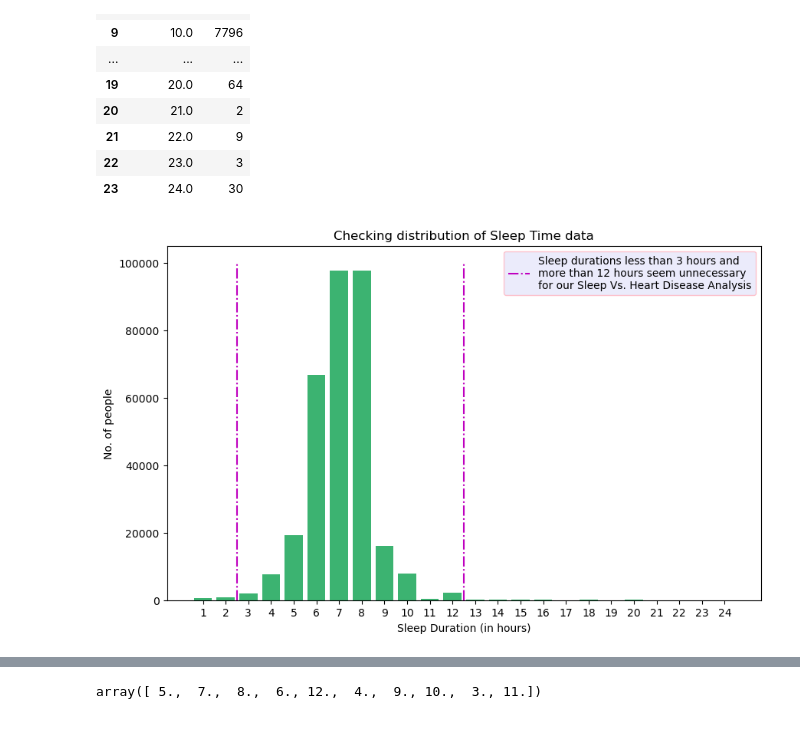
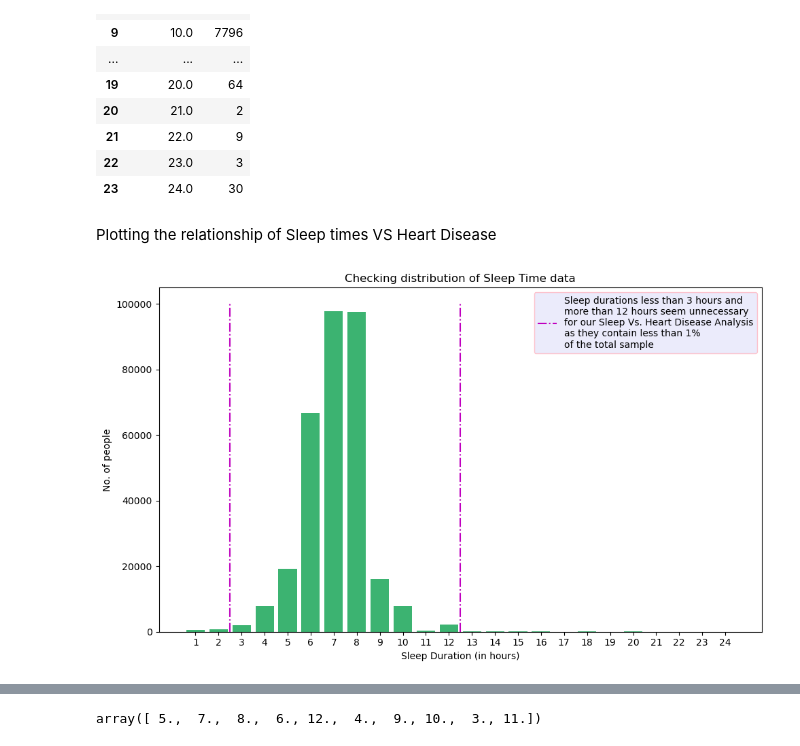
Before and after one commit to JaskiratSingh95/Project1_backup, a Jupyter notebook: Heart_disease_backup.ipynb, the cells around one changed output, grey strips where cells are left out. Cells and saved outputs as stored; diff of their text form; code cells hidden in the pictures.

```diff
--- a/Heart_disease_backup.ipynb
+++ b/Heart_disease_backup.ipynb
@@ -362,15 +389,19 @@ all_sleep_times_df
 | 21 | 22.0 | 9 |
 | 22 | 23.0 | 3 |
 | 23 | 24.0 | 30 |
+# %% [markdown]
+Plotting the relationship of Sleep times VS Heart Disease
 # %%
 plt.figure(figsize= (10,6))
 plt.bar(all_sleep_times_df["SleepTime"], all_sleep_times_df["count"], color="mediumseagreen")
 plt.xticks(all_sleep_times_df["SleepTime"])
 plt.xlabel("Sleep Duration (in hours)")
 plt.ylabel("No. of people")
 plt.title("Checking distribution of Sleep Time data")
-plt.vlines(x=(2.5, 12.5), ymin=1, ymax=99999, colors= "m", linestyles="dashdot", label="Sleep durations less than 3 hours and\nmore than 12 hours seem unnecessary\nfor our Sleep Vs. Heart Disease Analysis")
+plt.vlines(x=(2.5, 12.5), ymin=1, ymax=99999, colors= "m", linestyles="dashdot", label="Sleep durations less than 3 hours and\nmore than 12 hours seem unnecessary\nfor our Sleep Vs. Heart Disease Analysis\nas they contain less than 1%\nof the total sample")
 plt.legend(loc= "upper right", facecolor= "lavender", edgecolor= "lightpink")
+plt.tight_layout()
+plt.savefig("output/Checking_distribution_of_Sleep_Time_data_Harshh.png", bbox_inches='tight')
 plt.show()
 # %% [output]
-[figure, old version]
+[figure, new version]
```
Also changed, not shown: parts of 57 cells of this notebook, 19 other files.
